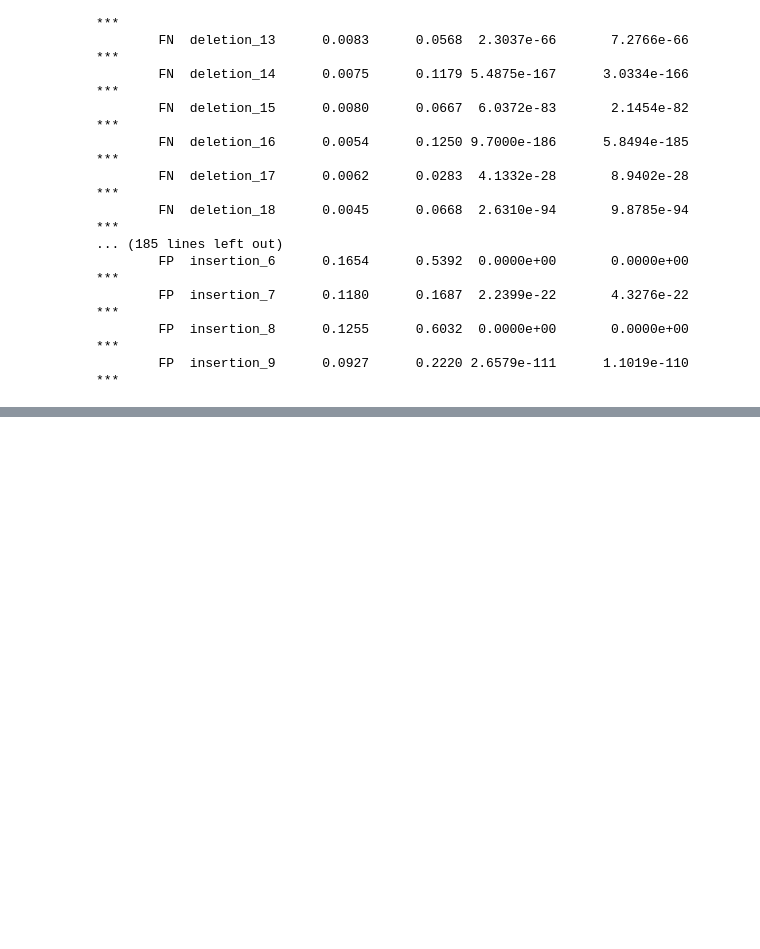
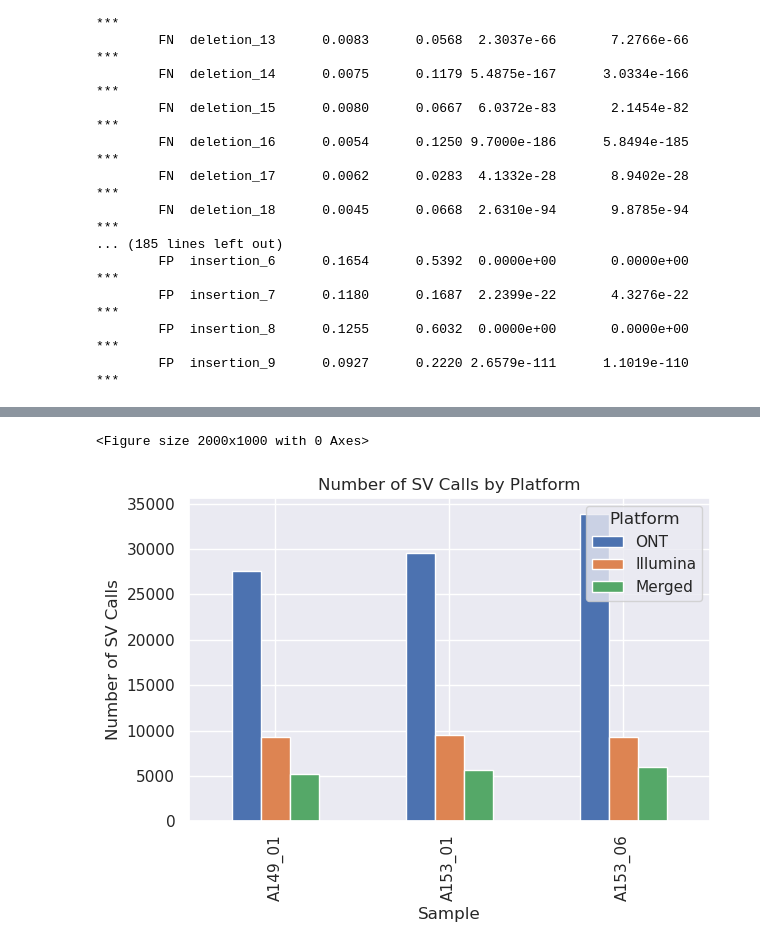
Before and after one commit to KHP-Informatics/ont-benchmark, a Jupyter notebook: jupyter/ont-benchmark.ipynb, the cells around one changed output, grey strips where cells are left out. Drawn from its saved outputs; the diff is of its cells as text; code cells hidden in the pictures; blank space fills up the shorter version.

```diff
--- a/jupyter/ont-benchmark.ipynb
+++ b/jupyter/ont-benchmark.ipynb
@@ -674,0 +770,33 @@ Error Type   Indel Type HC Rate (%) LC Rate (%)     p-value Adjusted p-value Sig
+# %%
+def calculate_summary_stats(sizes):
+    total = sum(sizes.values())
+    if total == 0:
+        return {"total": 0, "mean": 0, "median": 0, "std": 0}
+
+    sizes_array = np.array([(k, v) for k, v in sizes.items()])
+    mean = np.average(sizes_array[:, 0], weights=sizes_array[:, 1])
+    median = np.median(np.repeat(sizes_array[:, 0], sizes_array[:, 1].astype(int)))
+    std = np.sqrt(
+        np.average((sizes_array[:, 0] - mean) ** 2, weights=sizes_array[:, 1])
+    )
+
+    return {"total": total, "mean": mean, "median": median, "std": std}
+
+
+print("\nSummary Statistics:")
+for complexity, (ont_sizes, illumina_sizes) in [
+    ("High Complexity", (hc_ont_sizes, hc_illumina_sizes)),
+    ("Low Complexity", (lc_ont_sizes, lc_illumina_sizes)),
+]:
+    print(f"\n{complexity}")
+    for indel_type in ["insertion", "deletion"]:
+        ont_stats = calculate_summary_stats(ont_sizes[indel_type])
+        illumina_stats = calculate_summary_stats(illumina_sizes[indel_type])
+
+        print(f"  {indel_type.capitalize()}s:")
+        print(
+            f"    ONT     - Total: {ont_stats['total']}, Mean Size: {ont_stats['mean']:.2f}, Std Dev: {ont_stats['std']:.2f}, Median Size: {ont_stats['median']}"
+        )
+        print(
+            f"    Illumina - Total: {illumina_stats['total']}, Mean Size: {illumina_stats['mean']:.2f}, Std Dev: {illumina_stats['std']:.2f}, Median Size: {illumina_stats['median']}"
+        )
@@ -674,0 +958,11 @@ Error Type   Indel Type HC Rate (%) LC Rate (%)     p-value Adjusted p-value Sig
+# %%
+plt.figure(figsize=(20, 10))
+sv_counts.set_index("Sample").plot(kind="bar")
+plt.title("Number of SV Calls by Platform")
+plt.ylabel("Number of SV Calls")
+plt.legend(title="Platform")
+plt.tight_layout()
+plt.show()
+# %% [output]
+<Figure size 2000x1000 with 0 Axes>
+[figure, added]
```
Also changed, not shown: parts of 21 cells of this notebook.
